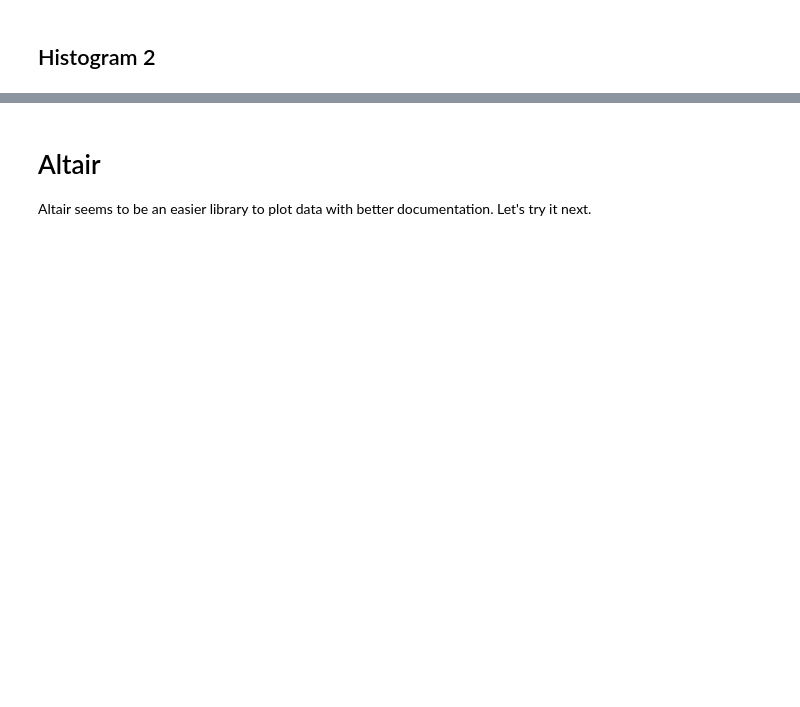
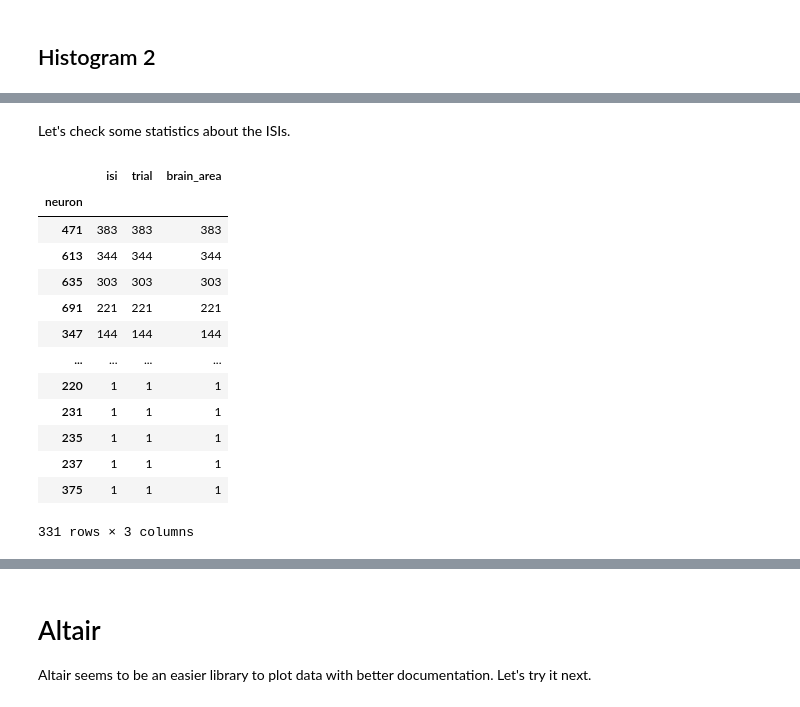
Before and after one commit to mikeonly/nma_easy_cabbage, a Jupyter notebook: Histograms.ipynb, the cells around one changed output, grey strips where cells are left out. Cells and saved outputs as stored; diff of their text form; code cells hidden in the pictures; blank space fills up the shorter version.

```diff
--- a/Histograms.ipynb
+++ b/Histograms.ipynb
@@ -269,3 +332,22 @@ show(l)
+# %% [markdown]
+Let's check some statistics about the ISIs.
+# %%
+df[df['isi'] < 0.001].groupby('neuron').count().sort_values(by='isi', ascending=False)
+# %% [output]
+|  | isi | trial | brain_area |
+| neuron |  |  |  |
+| 471 | 383 | 383 | 383 |
+| 613 | 344 | 344 | 344 |
+| 635 | 303 | 303 | 303 |
+| 691 | 221 | 221 | 221 |
+| 347 | 144 | 144 | 144 |
+| ... | ... | ... | ... |
+| 220 | 1 | 1 | 1 |
+| 231 | 1 | 1 | 1 |
+| 235 | 1 | 1 | 1 |
+| 237 | 1 | 1 | 1 |
+| 375 | 1 | 1 | 1 |
+331 rows × 3 columns
 # %%
 #@markdown An attempt with a slider. This was my first working prototype.
 
```
Also changed, not shown: parts of 9 cells of this notebook.
